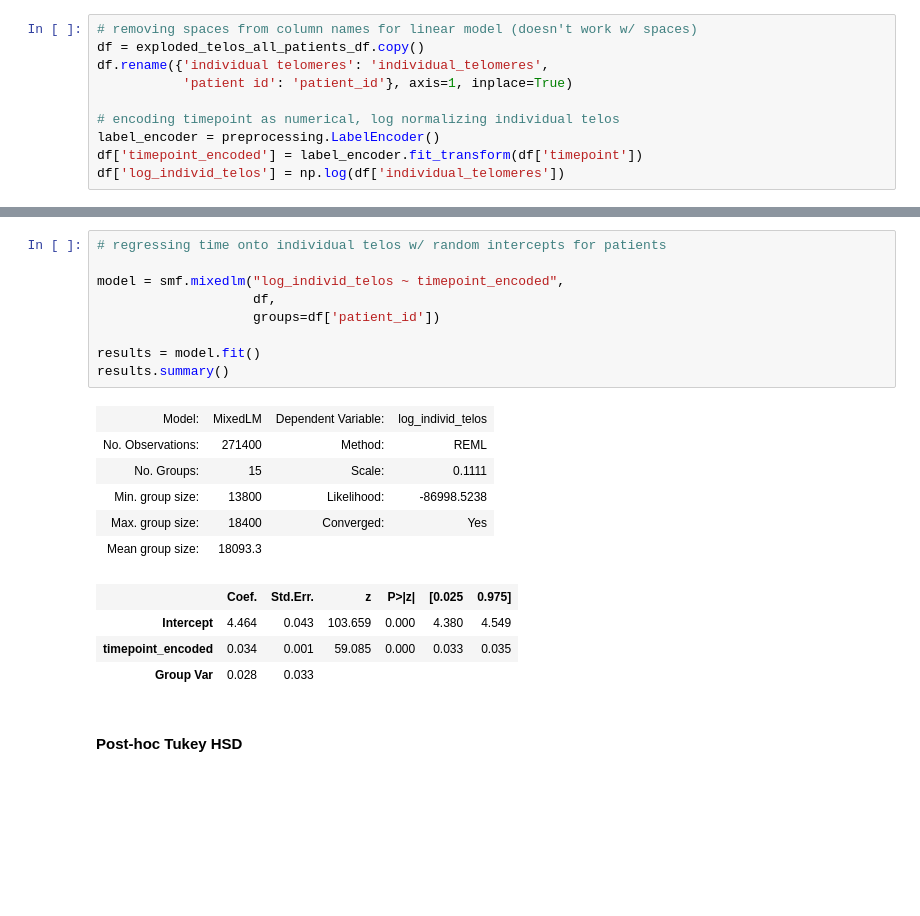
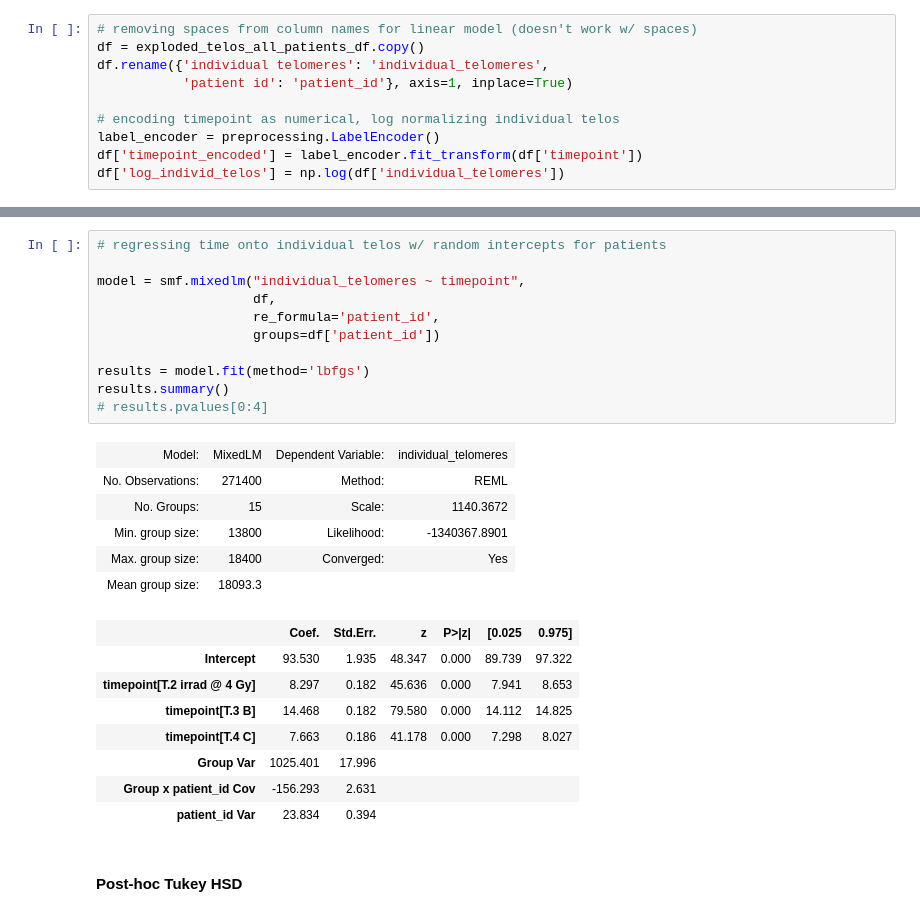
Before and after one commit to Jared-Luxton/radiation-therapy-machine-learning, a Jupyter notebook: notebooks/02_radiation_therapy_patients_data_VISUALIZATION_STATISTICS.ipynb, the cells around one changed output, grey strips where cells are left out. Saved outputs shown, nothing was run; the diff lists cells and outputs as text; blank space fills up the shorter version.

```diff
--- a/notebooks/02_radiation_therapy_patients_data_VISUALIZATION_STATISTICS.ipynb
+++ b/notebooks/02_radiation_therapy_patients_data_VISUALIZATION_STATISTICS.ipynb
@@ -170,23 +174,29 @@ df['log_individ_telos'] = np.log(df['individual_telomeres'])
 # %%
 # regressing time onto individual telos w/ random intercepts for patients
 
-model = smf.mixedlm("log_individ_telos ~ timepoint_encoded",
+model = smf.mixedlm("individual_telomeres ~ timepoint",
                     df,
+                    re_formula='patient_id',
                     groups=df['patient_id'])
 
-results = model.fit()
+results = model.fit(method='lbfgs')
 results.summary()
+# results.pvalues[0:4]
 # %% [output]
-| Model: | MixedLM | Dependent Variable: | log_individ_telos |
+| Model: | MixedLM | Dependent Variable: | individual_telomeres |
 | No. Observations: | 271400 | Method: | REML |
-| No. Groups: | 15 | Scale: | 0.1111 |
-| Min. group size: | 13800 | Likelihood: | -86998.5238 |
+| No. Groups: | 15 | Scale: | 1140.3672 |
+| Min. group size: | 13800 | Likelihood: | -1340367.8901 |
 | Max. group size: | 18400 | Converged: | Yes |
 | Mean group size: | 18093.3 |  |  |
 |  | Coef. | Std.Err. | z | P>|z| | [0.025 | 0.975] |
-| Intercept | 4.464 | 0.043 | 103.659 | 0.000 | 4.380 | 4.549 |
-| timepoint_encoded | 0.034 | 0.001 | 59.085 | 0.000 | 0.033 | 0.035 |
-| Group Var | 0.028 | 0.033 |  |  |  |  |
+| Intercept | 93.530 | 1.935 | 48.347 | 0.000 | 89.739 | 97.322 |
+| timepoint[T.2 irrad @ 4 Gy] | 8.297 | 0.182 | 45.636 | 0.000 | 7.941 | 8.653 |
+| timepoint[T.3 B] | 14.468 | 0.182 | 79.580 | 0.000 | 14.112 | 14.825 |
+| timepoint[T.4 C] | 7.663 | 0.186 | 41.178 | 0.000 | 7.298 | 8.027 |
+| Group Var | 1025.401 | 17.996 |  |  |  |  |
+| Group x patient_id Cov | -156.293 | 2.631 |  |  |  |  |
+| patient_id Var | 23.834 | 0.394 |  |  |  |  |
 # %% [markdown]
 #### Post-hoc Tukey HSD
 # %%
```
Also changed, not shown: parts of 16 cells of this notebook, 2 other files.
